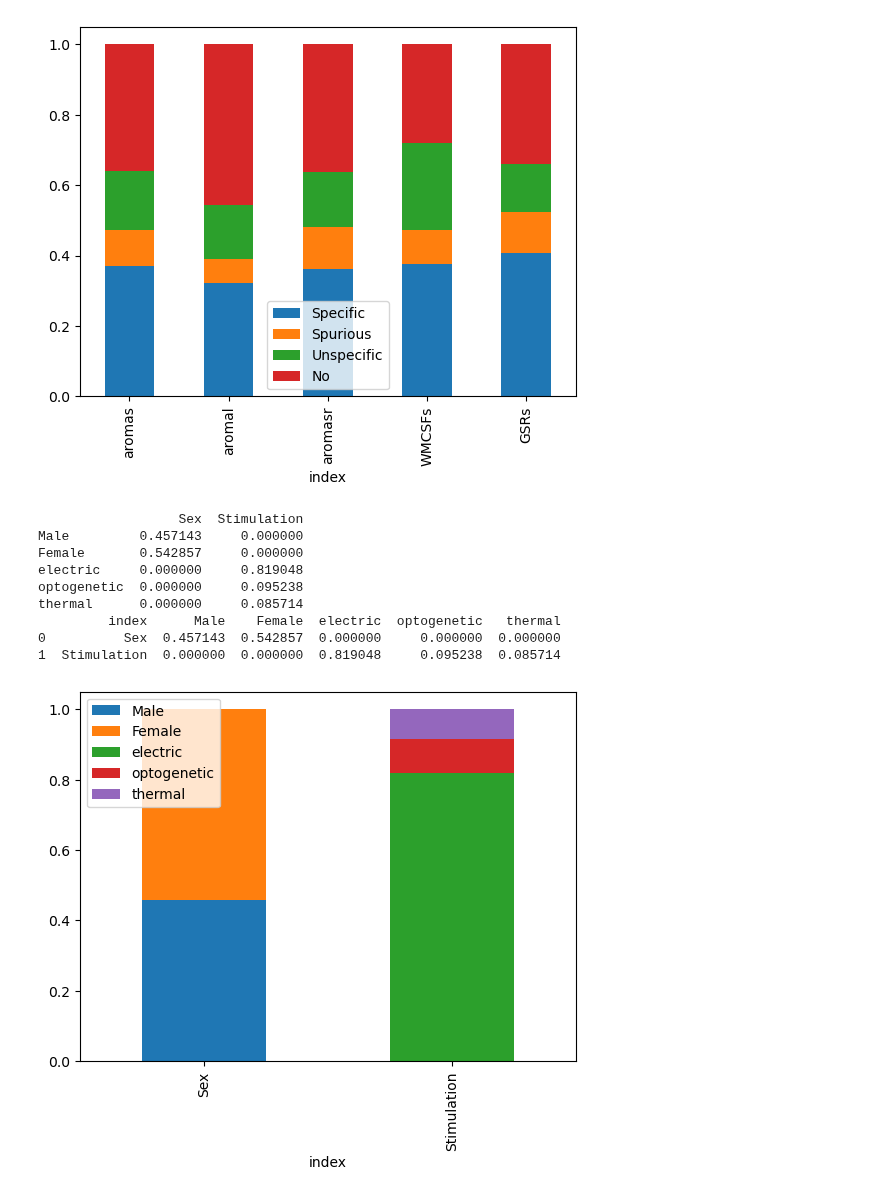
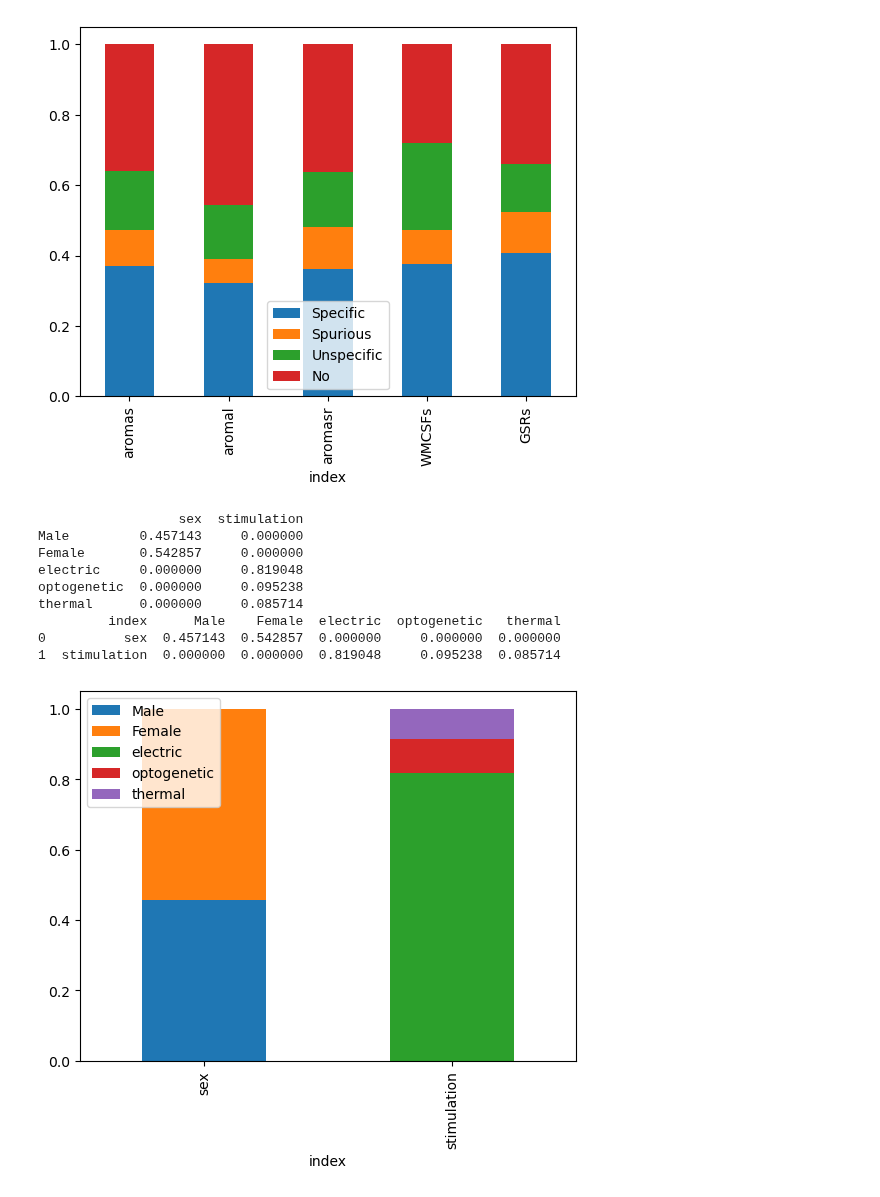
Before and after one commit to grandjeanlab/multirat_se, a Jupyter notebook: asset/test_bar_plot.ipynb, the cells around one changed output. Drawn from its saved outputs; the diff is of its cells as text; code cells hidden in the pictures.

```diff
--- a/asset/test_bar_plot.ipynb
+++ b/asset/test_bar_plot.ipynb
@@ -61,36 +61,37 @@ from nilearn import plotting
 from scipy.stats import chi2_contingency
 from math import sqrt
 
 init_folder='/home/traaffneu/margal/code/multirat_se/scripts/'
 #analysis_folder='/project/4180000.19/multiRat'
 df_path='/home/traaffneu/margal/code/multirat_se/asset/table/metadata.tsv'
 
 df = pd.read_csv(df_path, sep='\t')
 
 specificity_denoise = pd.concat([df['rat.sex'].value_counts(sort=False),
                                 df['func.sensory.stimulation'].value_counts(sort=False)], axis=1)
 
 specificity_denoise = specificity_denoise/specificity_denoise.sum()
-specificity_denoise = specificity_denoise.rename(columns={"rat.sex": "Sex", "func.sensory.stimulation": "Stimulation"})
+specificity_denoise = specificity_denoise.rename(columns={"rat.sex": "sex", "func.sensory.stimulation": "stimulation"})
 
 specificity_denoise = specificity_denoise.fillna(0)
-
 print(specificity_denoise)
 
 specificity_denoise_T = specificity_denoise.T
 specificity_denoise_T.reset_index(level=0, inplace=True)
 print(specificity_denoise_T)
 specificity_denoise_T.set_index('index').plot(kind='bar', stacked=True)
 
+metadata = specificity_denoise
+
 plt.show()
 # %% [output]
-                  Sex  Stimulation
+                  sex  stimulation
 Male         0.457143     0.000000
 Female       0.542857     0.000000
 electric     0.000000     0.819048
 optogenetic  0.000000     0.095238
 thermal      0.000000     0.085714
          index      Male    Female  electric  optogenetic   thermal
-0          Sex  0.457143  0.542857  0.000000     0.000000  0.000000
-1  Stimulation  0.000000  0.000000  0.819048     0.095238  0.085714
+0          sex  0.457143  0.542857  0.000000     0.000000  0.000000
+1  stimulation  0.000000  0.000000  0.819048     0.095238  0.085714
-[figure, old version]
+[figure, new version]
```
Also changed, not shown: parts of 2 cells of this notebook.
